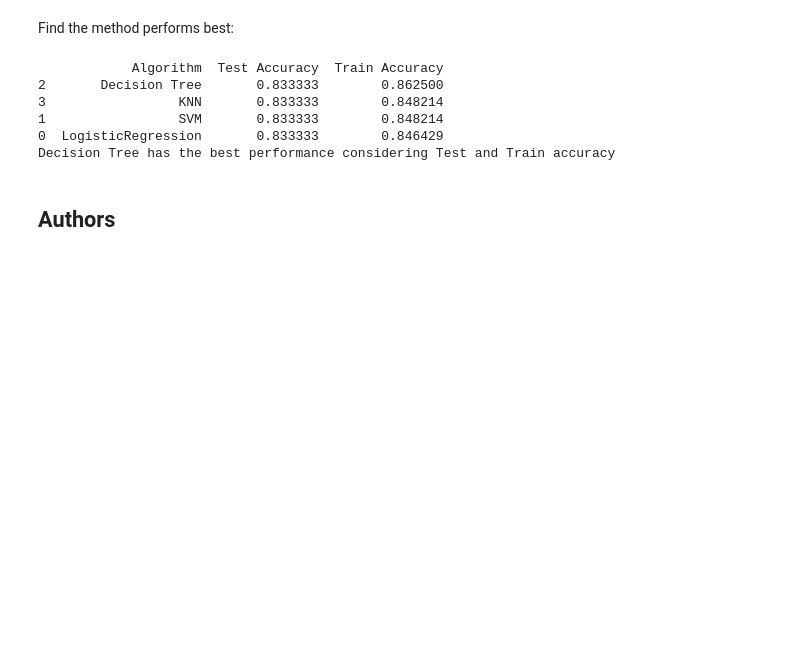
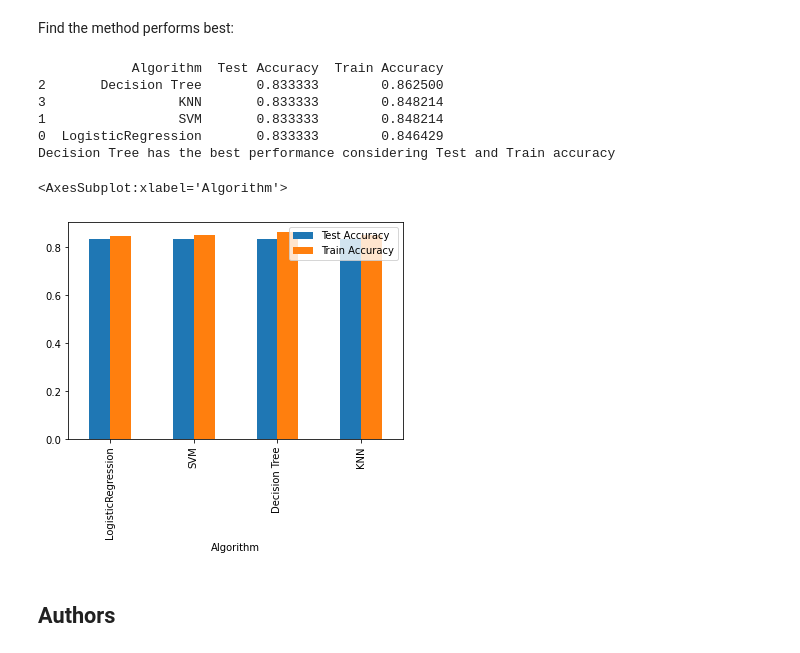
Before and after one commit to rahmalianto/Coursera-Applied-Data-Science-Capstone, a Jupyter notebook: Predictive Analysis.ipynb, the cells around one changed output. Cells and saved outputs as stored; diff of their text form; code cells hidden in the pictures; blank space fills up the shorter version.

```diff
--- a/Predictive Analysis.ipynb
+++ b/Predictive Analysis.ipynb
@@ -327,20 +327,24 @@ Find the method performs best:
 # %%
 df_eval = pd.DataFrame(columns=['Algorithm', 'Test Accuracy', 'Train Accuracy'])
 
 df_eval.loc[len(df_eval)] = ['LogisticRegression', logreg_accuracy, logreg_cv.best_score_]
 df_eval.loc[len(df_eval)] = ['SVM', svm_accuracy, svm_cv.best_score_]
 df_eval.loc[len(df_eval)] = ['Decision Tree', tree_accuracy, tree_cv.best_score_]
 df_eval.loc[len(df_eval)] = ['KNN', knn_accuracy, knn_cv.best_score_]
 
 print(df_eval.sort_values(by=['Test Accuracy', 'Train Accuracy'], ascending=[False, False]))
 print('Decision Tree has the best performance considering Test and Train accuracy')
+
+df_eval.plot.bar(x='Algorithm', y=['Test Accuracy', 'Train Accuracy'])
 # %% [output]
             Algorithm  Test Accuracy  Train Accuracy
 2       Decision Tree       0.833333        0.862500
 3                 KNN       0.833333        0.848214
 1                 SVM       0.833333        0.848214
 0  LogisticRegression       0.833333        0.846429
 Decision Tree has the best performance considering Test and Train accuracy
+<AxesSubplot:xlabel='Algorithm'>
+[figure, added]
 # %% [markdown]
 ## Authors
 # %% [markdown]
```
